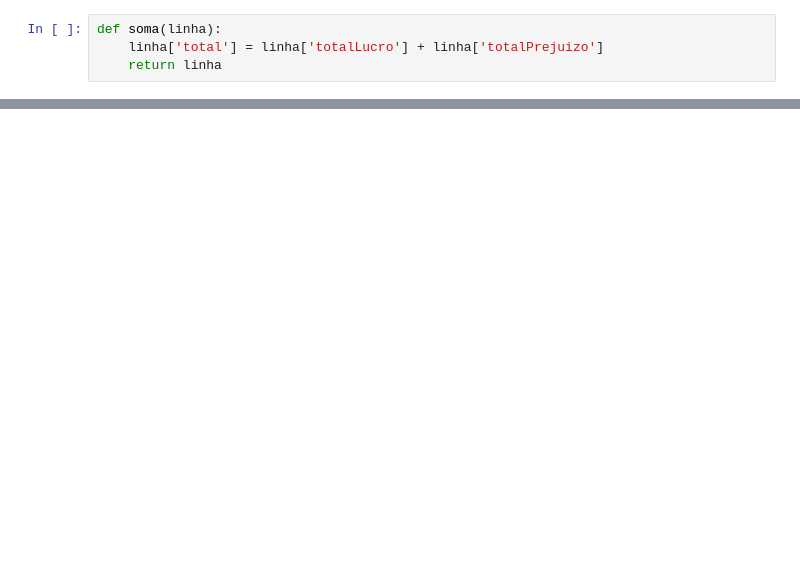
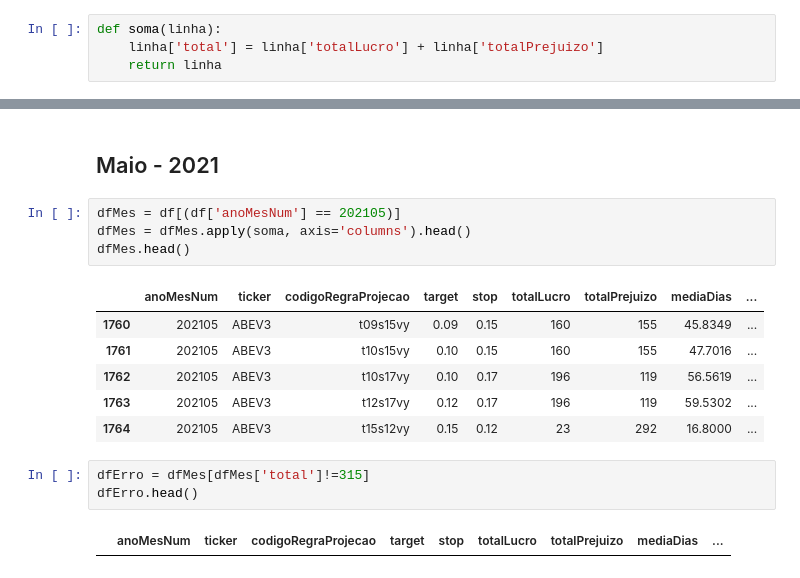
Before and after one commit to paulofor/Jupyter-Espaco01, a Jupyter notebook: ResultadoFuturo/Validação de Resultado Futuro - Quantidades Iguais.ipynb, the cells around one changed output, grey strips where cells are left out. Drawn from its saved outputs; the diff is of its cells as text; blank space fills up the shorter version.

```diff
--- a/ResultadoFuturo/Validação de Resultado Futuro - Quantidades Iguais.ipynb
+++ b/ResultadoFuturo/Validação de Resultado Futuro - Quantidades Iguais.ipynb
@@ -65,0 +75,18 @@ dfErro.head()
+# %% [markdown]
+## Maio - 2021
+# %%
+dfMes = df[(df['anoMesNum'] == 202105)]
+dfMes = dfMes.apply(soma, axis='columns').head()
+dfMes.head()
+# %% [output]
+|  | anoMesNum | ticker | codigoRegraProjecao | target | stop | totalLucro | totalPrejuizo | mediaDias | ... |
+| 1760 | 202105 | ABEV3 | t09s15vy | 0.09 | 0.15 | 160 | 155 | 45.8349 | ... |
+| 1761 | 202105 | ABEV3 | t10s15vy | 0.10 | 0.15 | 160 | 155 | 47.7016 | ... |
+| 1762 | 202105 | ABEV3 | t10s17vy | 0.10 | 0.17 | 196 | 119 | 56.5619 | ... |
+| 1763 | 202105 | ABEV3 | t12s17vy | 0.12 | 0.17 | 196 | 119 | 59.5302 | ... |
+| 1764 | 202105 | ABEV3 | t15s12vy | 0.15 | 0.12 | 23 | 292 | 16.8000 | ... |
+# %%
+dfErro = dfMes[dfMes['total']!=315]
+dfErro.head()
+# %% [output]
+|  | anoMesNum | ticker | codigoRegraProjecao | target | stop | totalLucro | totalPrejuizo | mediaDias | ... |
```
Also changed, not shown: parts of 41 cells of this notebook, 5 other files.
